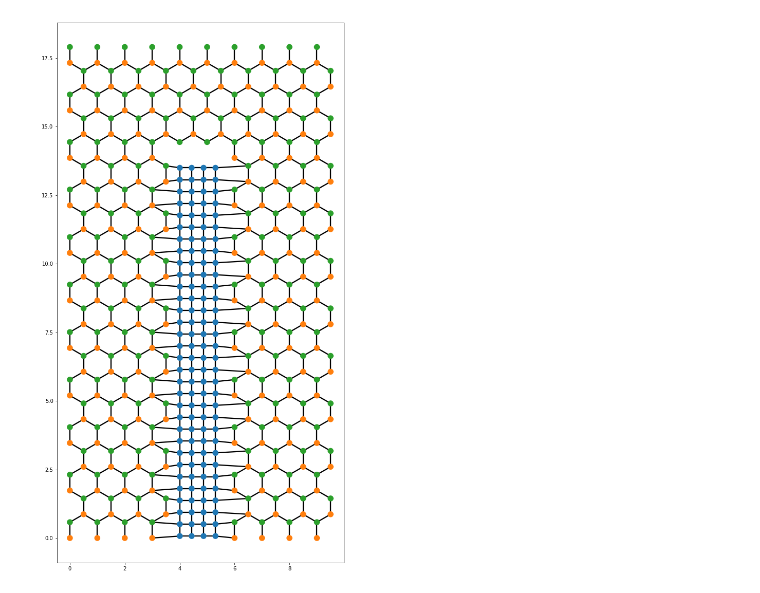
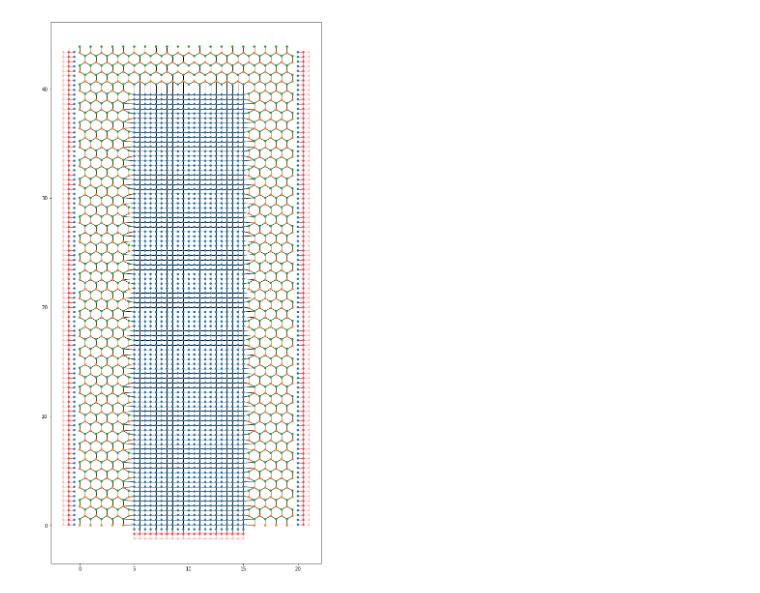
Before and after one commit to hassan-shap/CAR, a Jupyter notebook: LeftRight-graphene.ipynb, the cells around one changed output. Drawn from its saved outputs; the diff is of its cells as text; code cells hidden in the pictures.

```diff
--- a/LeftRight-graphene.ipynb
+++ b/LeftRight-graphene.ipynb
@@ -123,18 +144,18 @@ def make_system(Delta=0.2, salt=13, U0=0.0, gn=0.0, gs=0.0, lam=0.0,
     return syst
 # %%
 # Wsc must be multiples of eight
-Wsc=14
+Wsc=40
 W=Wsc+4
-Lsc=2
-L=Lsc+8
+Lsc=10
+L=Lsc+10
 syst = make_system(W=W, L=L, Wsc=Wsc, Lsc=Lsc)
 # Check that the system looks as intended.
 kwant.plot(syst, colorbar=False,fig_size=(10,40))
 # kwant.plot(syst)
 # Finalize the system.
 syst = syst.finalized()
 # %% [output]
-[figure, old version]
+[figure, new version]
 # %%
 mu_lead=0.6
 mu=0.6
```
Also changed, not shown: parts of 3 cells of this notebook.
